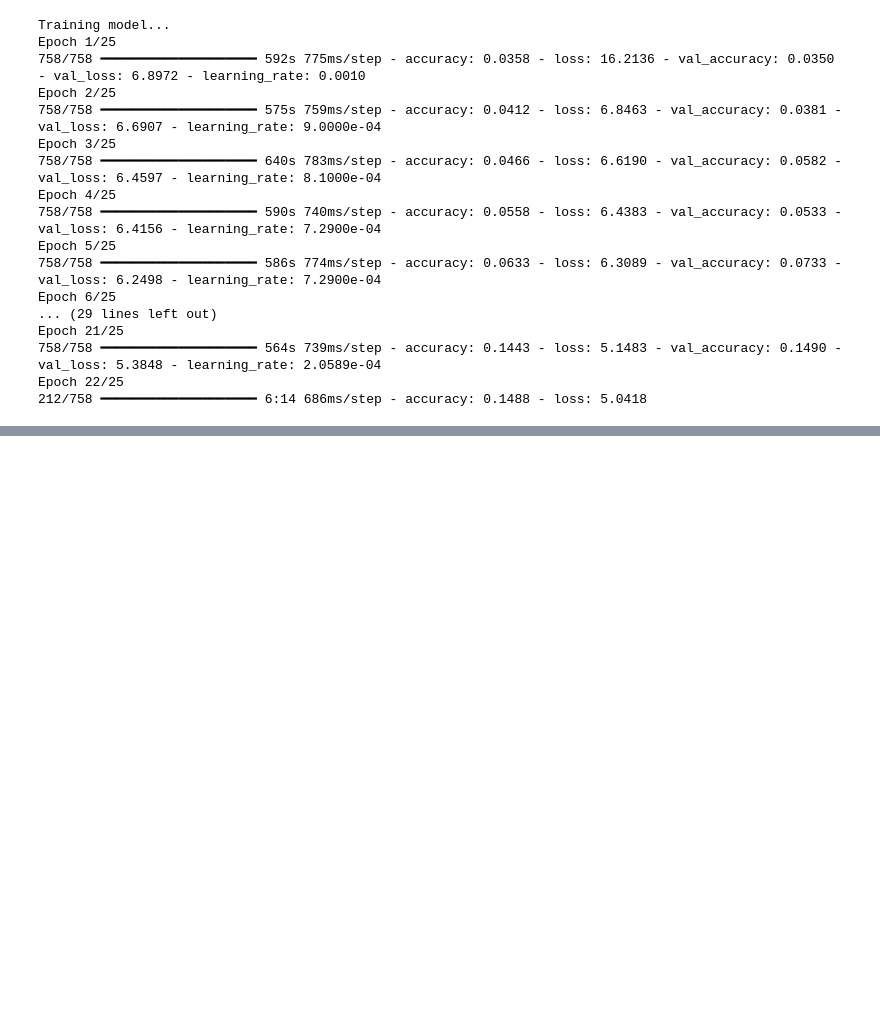
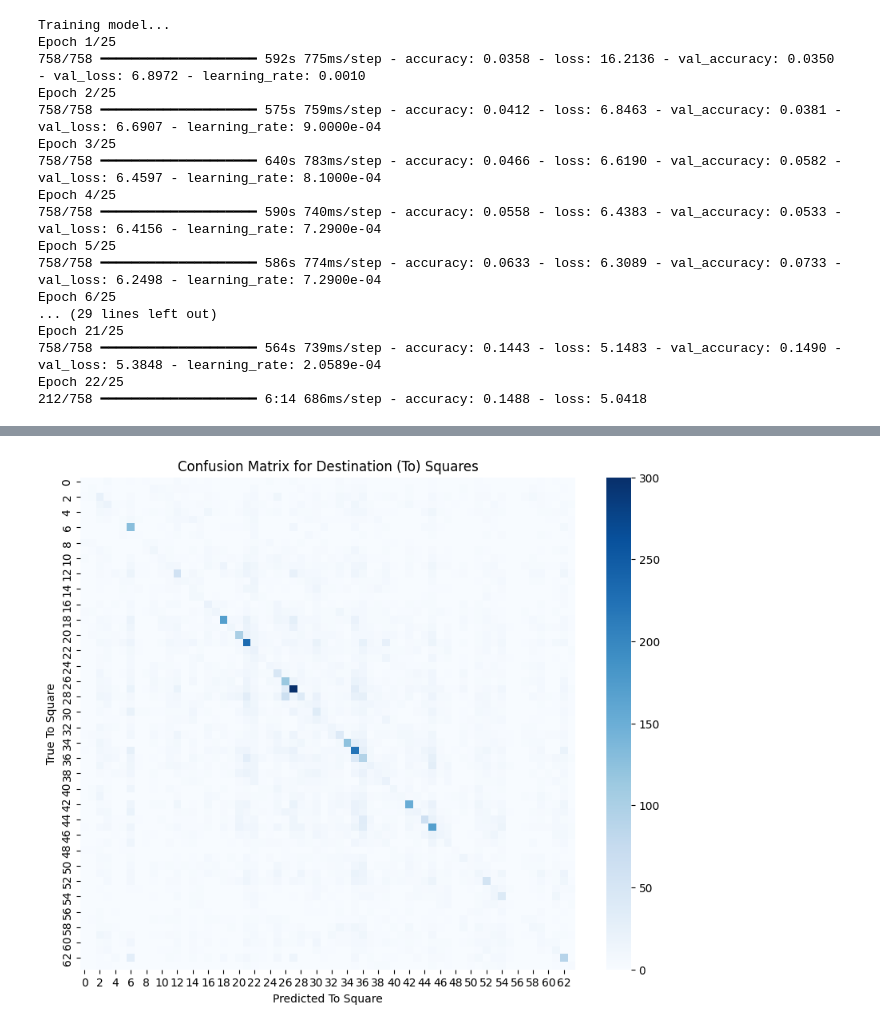
Before and after one commit to shitijseth/ChessBotTraining, a Jupyter notebook: chess_NN.ipynb, the cells around one changed output, grey strips where cells are left out. Saved outputs shown, nothing was run; the diff lists cells and outputs as text; code cells hidden in the pictures; blank space fills up the shorter version.

```diff
--- a/chess_NN.ipynb
+++ b/chess_NN.ipynb
@@ -477,0 +516,13 @@ NameError: name 'X_test' is not defined
+# %%
+true_to = y_val_true % 64
+pred_to = y_val_pred % 64
+cm_to = confusion_matrix(true_to, pred_to, labels=range(64))
+
+plt.figure(figsize=(10, 8))
+sns.heatmap(cm_to, cmap='Blues', annot=False)
+plt.title('Confusion Matrix for Destination (To) Squares')
+plt.xlabel('Predicted To Square')
+plt.ylabel('True To Square')
+plt.show()
+# %% [output]
+[figure, added]
```
Also changed, not shown: parts of 7 cells of this notebook.
